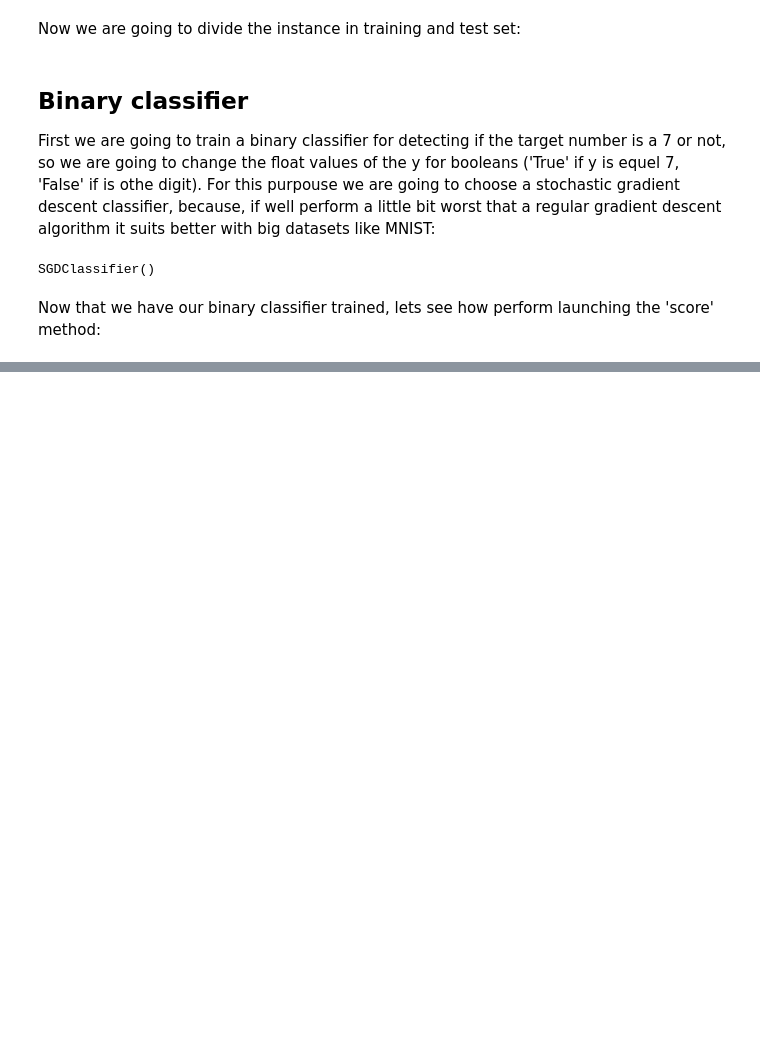
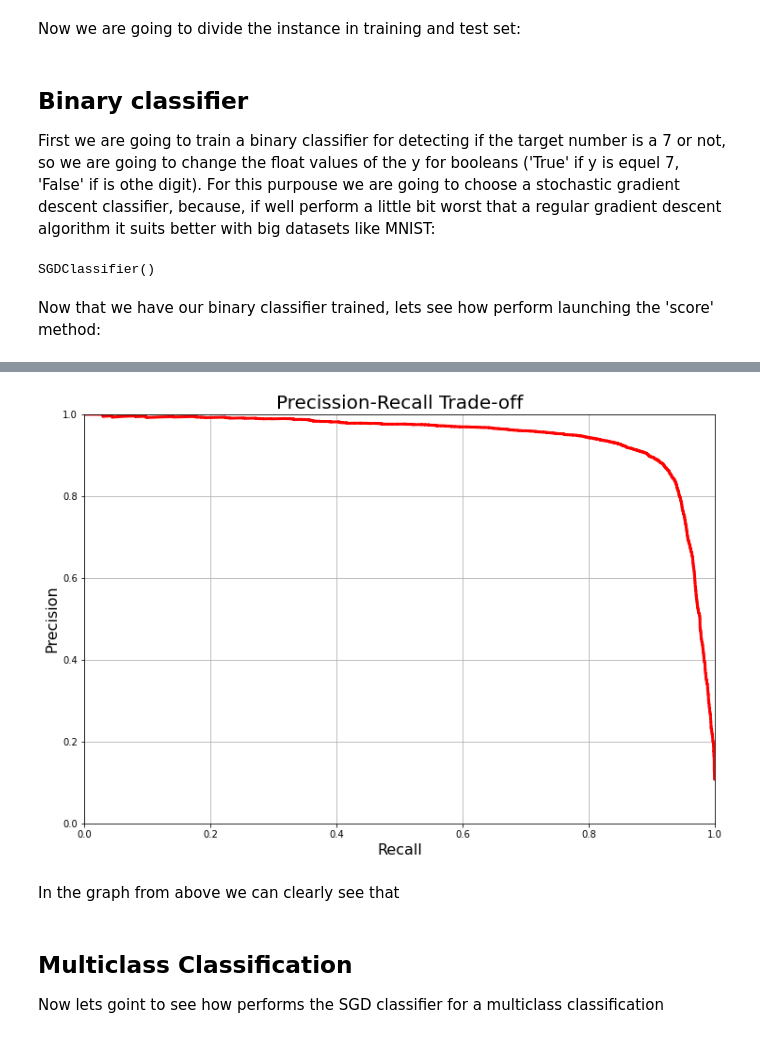
Before and after one commit to 5percenter/Classification, a Jupyter notebook: MNIST/MNIST_classification.ipynb, the cells around one changed output, grey strips where cells are left out. Cells and saved outputs as stored; diff of their text form; code cells hidden in the pictures; blank space fills up the shorter version.

```diff
--- a/MNIST/MNIST_classification.ipynb
+++ b/MNIST/MNIST_classification.ipynb
@@ -68,0 +118,24 @@ sgd_clf.score(X_test, y_test7)
+# %%
+y_scores = cross_val_predict(sgd_clf, X_train, y_train7, cv=3, method="decision_function")
+
+precisions, recalls, thresholds = precision_recall_curve(y_train7, y_scores)
+
+# FIGURE PARAMS
+
+plt.figure(figsize=[12,8])
+
+plt.plot(recalls, precisions, "r-", linewidth=2)
+
+plt.title('Precission-Recall Trade-off', fontsize=20)
+plt.xlabel("Recall", fontsize=16)
+plt.ylabel("Precision", fontsize=16)
+plt.axis([0, 1, 0, 1])
+plt.grid(axis='both')
+# %% [output]
+[figure, added]
+# %% [markdown]
+In the graph from above we can clearly see that
+# %% [markdown]
+## Multiclass Classification
+
+Now lets goint to see how performs the SGD classifier for a multiclass classification
```
Also changed, not shown: parts of 15 cells of this notebook, 2 other files.
